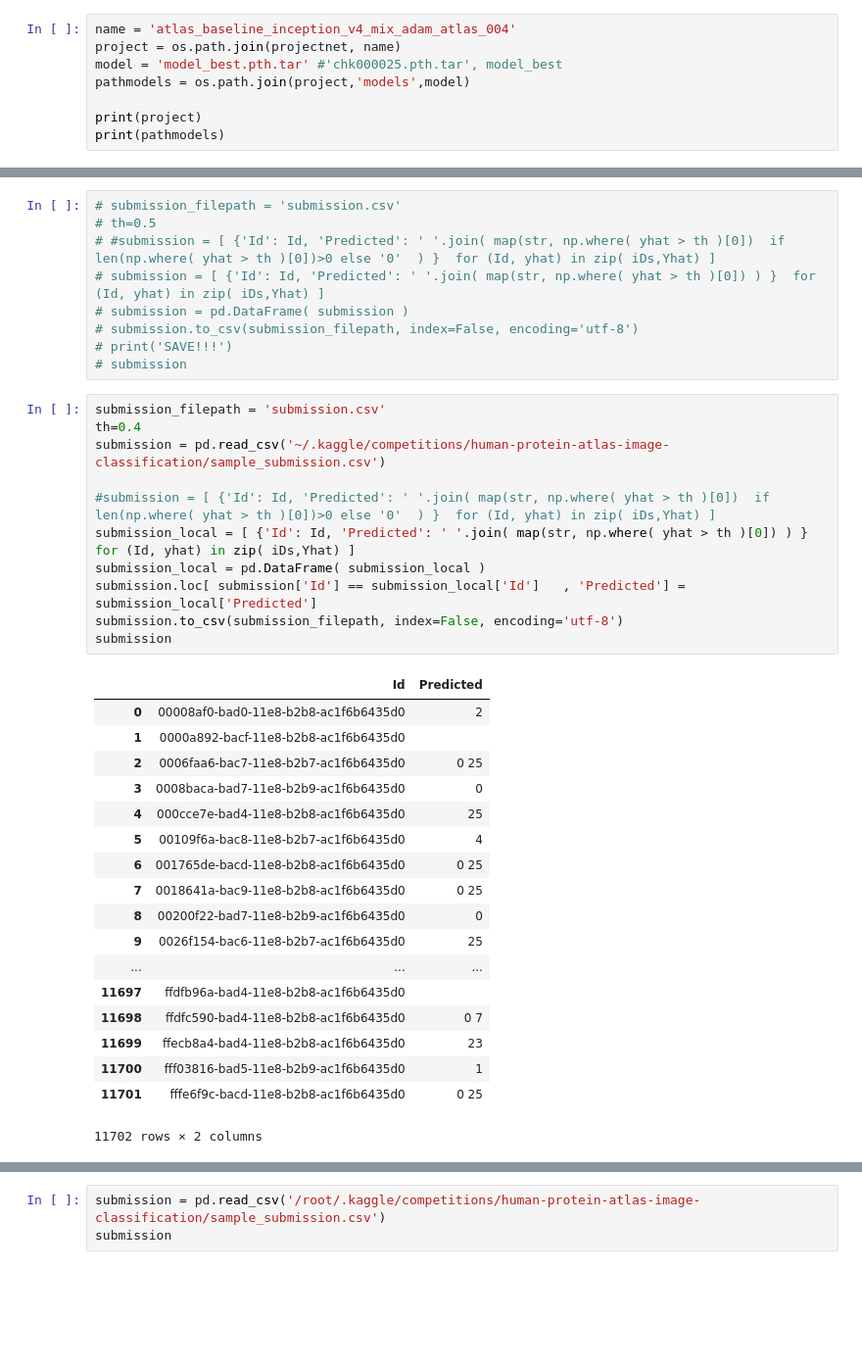
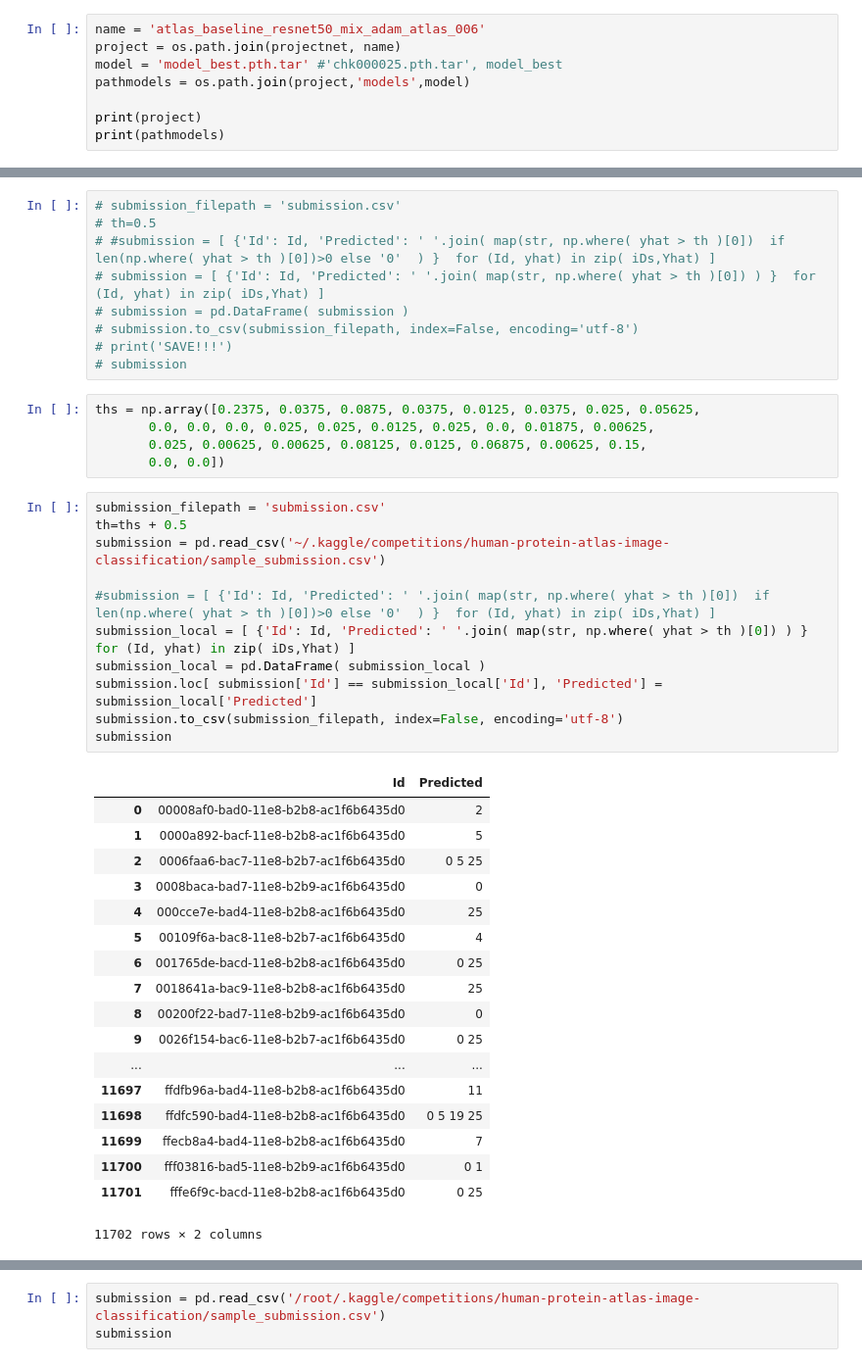
Before and after one commit to pedrodiamel/kaggle-human-protein-atlas, a Jupyter notebook: books/submission.ipynb, the cells around one changed output, grey strips where cells are left out. Shown at 98% size. Cells and saved outputs as stored; diff of their text form; blank space fills up the shorter version.

```diff
--- a/books/submission.ipynb
+++ b/books/submission.ipynb
@@ -49,5 +56,5 @@ results
 # %%
-name = 'atlas_baseline_inception_v4_mix_adam_atlas_004'
+name = 'atlas_baseline_resnet50_mix_adam_atlas_006'
 project = os.path.join(projectnet, name)
 model = 'model_best.pth.tar' #'chk000025.pth.tar', model_best
 pathmodels = os.path.join(project,'models',model)
@@ -153,34 +170,39 @@ len(np.where( np.array([1,2,3]) < 0 )[0])
 # submission.to_csv(submission_filepath, index=False, encoding='utf-8')
 # print('SAVE!!!')
 # submission
+# %%
+ths = np.array([0.2375, 0.0375, 0.0875, 0.0375, 0.0125, 0.0375, 0.025, 0.05625,
+       0.0, 0.0, 0.0, 0.025, 0.025, 0.0125, 0.025, 0.0, 0.01875, 0.00625,
+       0.025, 0.00625, 0.00625, 0.08125, 0.0125, 0.06875, 0.00625, 0.15,
+       0.0, 0.0])
 # %%
 submission_filepath = 'submission.csv'
-th=0.4
+th=ths + 0.5
 submission = pd.read_csv('~/.kaggle/competitions/human-protein-atlas-image-classification/sample_submission.csv')
 
 #submission = [ {'Id': Id, 'Predicted': ' '.join( map(str, np.where( yhat > th )[0])  if len(np.where( yhat > th )[0])>0 else '0'  ) }  for (Id, yhat) in zip( iDs,Yhat) ]
 submission_local = [ {'Id': Id, 'Predicted': ' '.join( map(str, np.where( yhat > th )[0]) ) }  for (Id, yhat) in zip( iDs,Yhat) ]
 submission_local = pd.DataFrame( submission_local )
-submission.loc[ submission['Id'] == submission_local['Id']   , 'Predicted'] = submission_local['Predicted']
+submission.loc[ submission['Id'] == submission_local['Id'], 'Predicted'] = submission_local['Predicted']
 submission.to_csv(submission_filepath, index=False, encoding='utf-8')
 submission
 # %% [output]
 |  | Id | Predicted |
 | 0 | 00008af0-bad0-11e8-b2b8-ac1f6b6435d0 | 2 |
-| 1 | 0000a892-bacf-11e8-b2b8-ac1f6b6435d0 |  |
-| 2 | 0006faa6-bac7-11e8-b2b7-ac1f6b6435d0 | 0 25 |
+| 1 | 0000a892-bacf-11e8-b2b8-ac1f6b6435d0 | 5 |
+| 2 | 0006faa6-bac7-11e8-b2b7-ac1f6b6435d0 | 0 5 25 |
 | 3 | 0008baca-bad7-11e8-b2b9-ac1f6b6435d0 | 0 |
 | 4 | 000cce7e-bad4-11e8-b2b8-ac1f6b6435d0 | 25 |
 | 5 | 00109f6a-bac8-11e8-b2b7-ac1f6b6435d0 | 4 |
 | 6 | 001765de-bacd-11e8-b2b8-ac1f6b6435d0 | 0 25 |
-| 7 | 0018641a-bac9-11e8-b2b8-ac1f6b6435d0 | 0 25 |
+| 7 | 0018641a-bac9-11e8-b2b8-ac1f6b6435d0 | 25 |
 | 8 | 00200f22-bad7-11e8-b2b9-ac1f6b6435d0 | 0 |
-| 9 | 0026f154-bac6-11e8-b2b7-ac1f6b6435d0 | 25 |
+| 9 | 0026f154-bac6-11e8-b2b7-ac1f6b6435d0 | 0 25 |
 | ... | ... | ... |
-| 11697 | ffdfb96a-bad4-11e8-b2b8-ac1f6b6435d0 |  |
-| 11698 | ffdfc590-bad4-11e8-b2b8-ac1f6b6435d0 | 0 7 |
-| 11699 | ffecb8a4-bad4-11e8-b2b8-ac1f6b6435d0 | 23 |
-| 11700 | fff03816-bad5-11e8-b2b9-ac1f6b6435d0 | 1 |
+| 11697 | ffdfb96a-bad4-11e8-b2b8-ac1f6b6435d0 | 11 |
+| 11698 | ffdfc590-bad4-11e8-b2b8-ac1f6b6435d0 | 0 5 19 25 |
+| 11699 | ffecb8a4-bad4-11e8-b2b8-ac1f6b6435d0 | 7 |
+| 11700 | fff03816-bad5-11e8-b2b9-ac1f6b6435d0 | 0 1 |
 | 11701 | fffe6f9c-bacd-11e8-b2b8-ac1f6b6435d0 | 0 25 |
 11702 rows × 2 columns
 # %%
```
Also changed, not shown: parts of 10 cells of this notebook, 13 other files.
